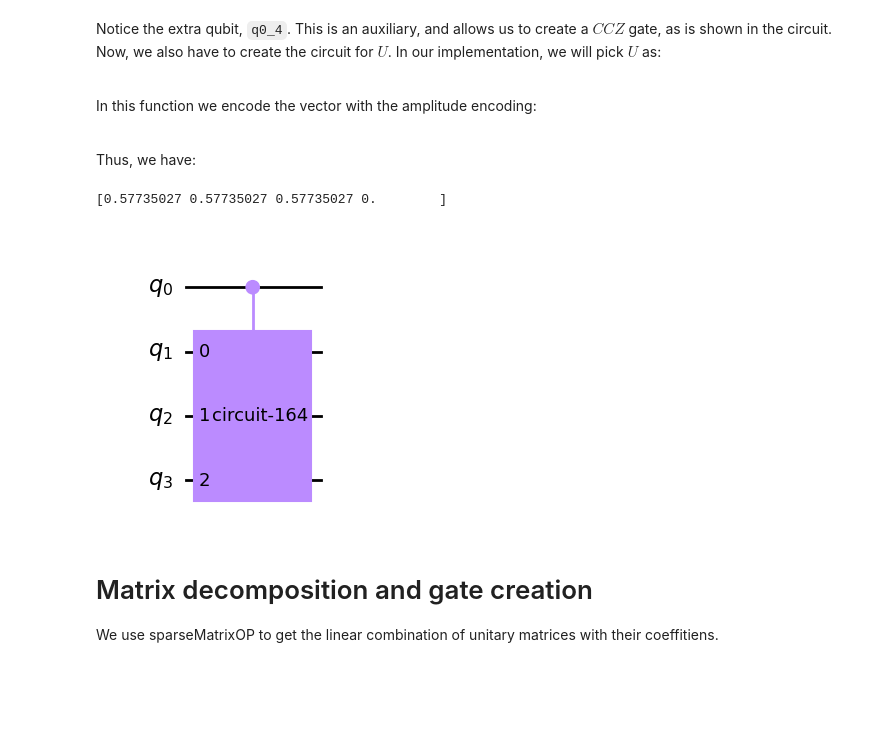
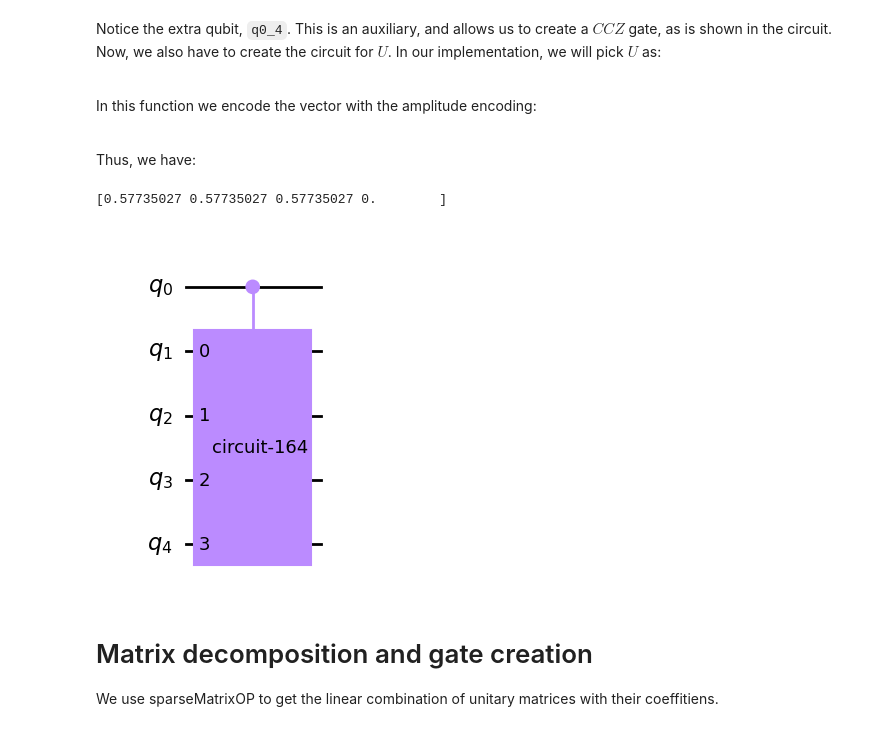
Before and after one commit to cezaris13/CourseWork, a Jupyter notebook: VQLS-QSVM-Implementation/CodeExamples/VQLS.ipynb, the cells around one changed output. Drawn from its saved outputs; the diff is of its cells as text; code cells hidden in the pictures; blank space fills up the shorter version.

```diff
--- a/VQLS-QSVM-Implementation/CodeExamples/VQLS.ipynb
+++ b/VQLS-QSVM-Implementation/CodeExamples/VQLS.ipynb
@@ -15,5 +14,6 @@ from Code.Utils import createMatrixFromParameters
 # %%
-qubits = 3
+qubits = 4 # 3
+layers = 3
 shots: int = 10000
 # %% [markdown]
 ## 1. Introduction
@@ -279,15 +284,15 @@ Thus, we have:
 # %%
 print(getBArray([1, 1, 1]))
 
 circ: QuantumCircuit = createB([1, 1, 1])
 circ.draw(output="mpl", style="clifford")
 
-circ: QuantumCircuit = QuantumCircuit(4)
-controlB(circ, 0, qubits, [1, 1, 1, 1, 1, 1, 1, 1])
+circ: QuantumCircuit = QuantumCircuit(qubits+1)
+controlB(circ, 0, qubits, [1 for _ in range(2**qubits)])
 circ.draw(output="mpl", style="clifford")
 # %% [output]
 [0.57735027 0.57735027 0.57735027 0.        ]
-[figure, old version]
+[figure, new version]
 # %% [markdown]
 # Matrix decomposition and gate creation
 
```
Also changed, not shown: parts of 12 cells of this notebook, 6 other files.
